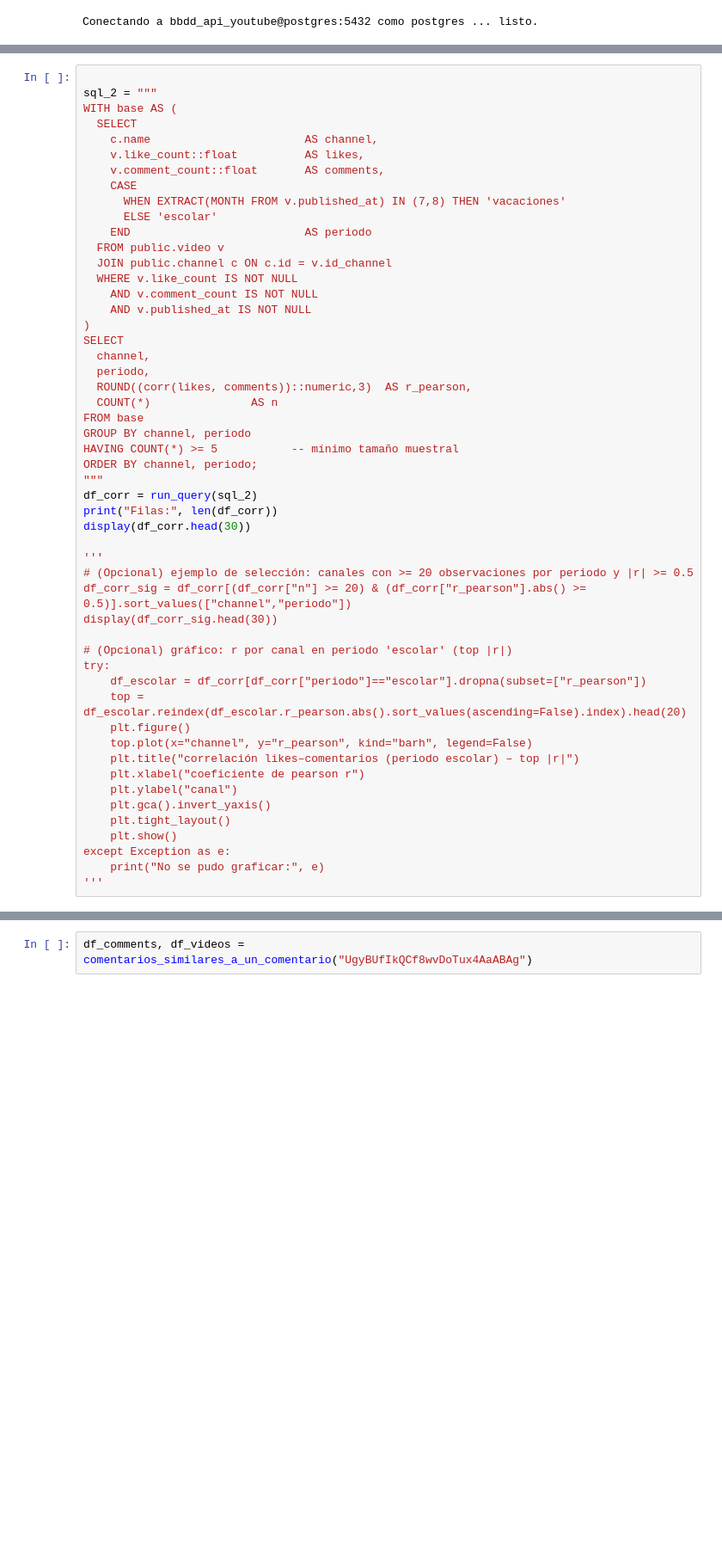
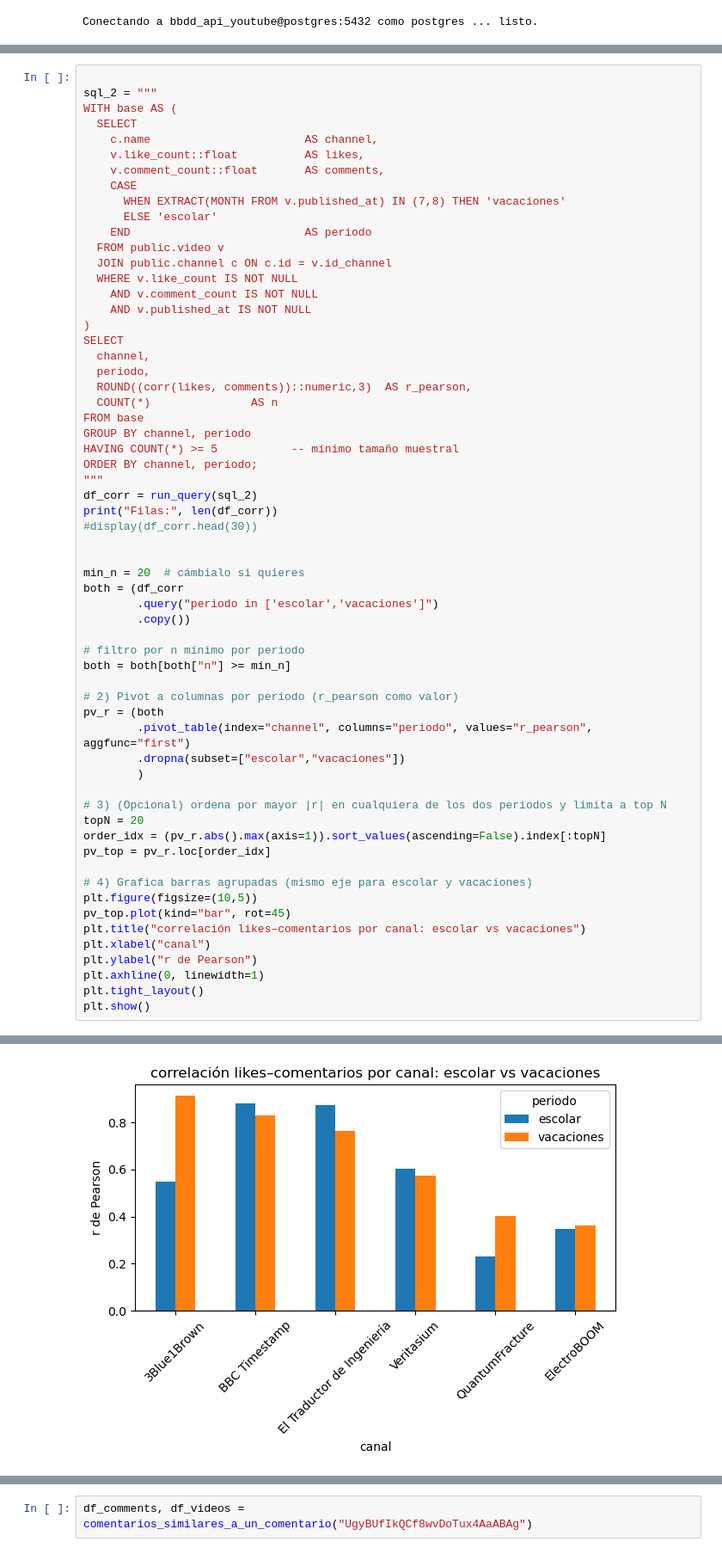
Before and after one commit to Mariogarber/Hackathon_GESTDB, a Jupyter notebook: results/Results.ipynb, the cells around one changed output, grey strips where cells are left out. Shown at 86% size. Drawn from its saved outputs; the diff is of its cells as text; blank space fills up the shorter version.

```diff
--- a/results/Results.ipynb
+++ b/results/Results.ipynb
@@ -156,27 +195,36 @@ ORDER BY channel, periodo;
 """
 df_corr = run_query(sql_2)
 print("Filas:", len(df_corr))
-display(df_corr.head(30))
+#display(df_corr.head(30))
 
-'''
-# (Opcional) ejemplo de selección: canales con >= 20 observaciones por periodo y |r| >= 0.5
-df_corr_sig = df_corr[(df_corr["n"] >= 20) & (df_corr["r_pearson"].abs() >= 0.5)].sort_values(["channel","periodo"])
-display(df_corr_sig.head(30))
 
-# (Opcional) gráfico: r por canal en periodo 'escolar' (top |r|)
-try:
-    df_escolar = df_corr[df_corr["periodo"]=="escolar"].dropna(subset=["r_pearson"])
-    top = df_escolar.reindex(df_escolar.r_pearson.abs().sort_values(ascending=False).index).head(20)
-    plt.figure()
-    top.plot(x="channel", y="r_pearson", kind="barh", legend=False)
-    plt.title("correlación likes–comentarios (periodo escolar) – top |r|")
-    plt.xlabel("coeficiente de pearson r")
-    plt.ylabel("canal")
-    plt.gca().invert_yaxis()
-    plt.tight_layout()
-    plt.show()
-except Exception as e:
-    print("No se pudo graficar:", e)
-'''
+min_n = 20  # cámbialo si quieres
+both = (df_corr
+        .query("periodo in ['escolar','vacaciones']")
+        .copy())
+
+# filtro por n mínimo por periodo
+both = both[both["n"] >= min_n]
+
+# 2) Pivot a columnas por periodo (r_pearson como valor)
+pv_r = (both
+        .pivot_table(index="channel", columns="periodo", values="r_pearson", aggfunc="first")
+        .dropna(subset=["escolar","vacaciones"])
+        )
+
+# 3) (Opcional) ordena por mayor |r| en cualquiera de los dos periodos y limita a top N
+topN = 20
+order_idx = (pv_r.abs().max(axis=1)).sort_values(ascending=False).index[:topN]
+pv_top = pv_r.loc[order_idx]
+
+# 4) Grafica barras agrupadas (mismo eje para escolar y vacaciones)
+plt.figure(figsize=(10,5))
+pv_top.plot(kind="bar", rot=45)
+plt.title("correlación likes–comentarios por canal: escolar vs vacaciones")
+plt.xlabel("canal")
+plt.ylabel("r de Pearson")
+plt.axhline(0, linewidth=1)
+plt.tight_layout()
+plt.show()
 # %% [output]
 Filas: 14
@@ -198,0 +232 @@ Filas: 14
+[figure, added]
```
Also changed, not shown: parts of 31 cells of this notebook.
